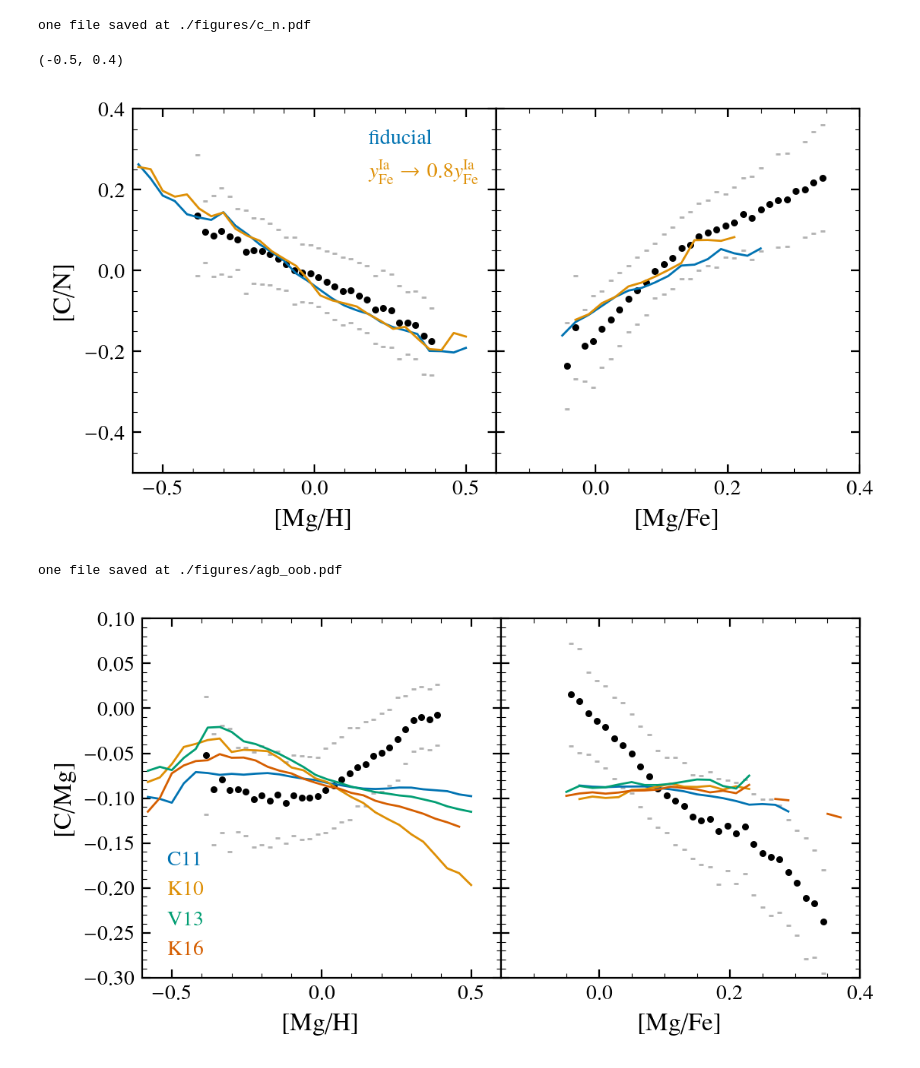
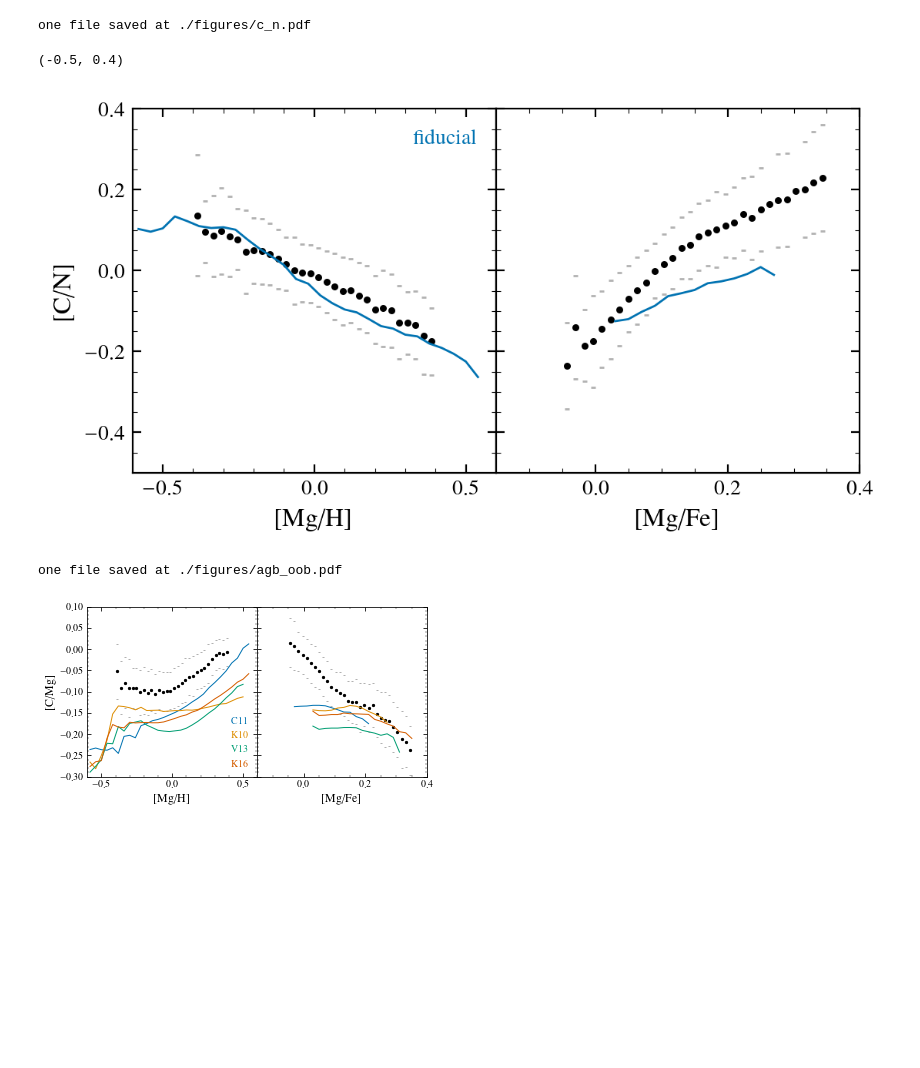
Before and after one commit to aeyobd/surp, a Jupyter notebook: carbon_paper/new_mods.ipynb, the cells around one changed output. Saved outputs shown, nothing was run; the diff lists cells and outputs as text; code cells hidden in the pictures; blank space fills up the shorter version.

```diff
--- a/carbon_paper/new_mods.ipynb
+++ b/carbon_paper/new_mods.ipynb
@@ -159,22 +159,22 @@ one file saved at ./figures/nitrogen.pdf
 # %%
-names = ["C11_f0.2_eta1_beta0.001", "C11_f0.2_eta1_beta0.001_Fe0.8"]
-labels = ["fiducial", r"$y_{\rm Fe}^{\rm Ia} \rightarrow 0.8y_{\rm Fe}^{\rm Ia}$"]
+names = ["C11_f0.2_eta1_beta0.001", "C11_f0.2_eta1_beta0.001_twoexp0.5"]
+labels = ["fiducial"]
 compare(names, labels, y="C_N", filename="c_n.pdf", ylabel="[C/N]",  ylim=(-0.3, 0.4))
 plt.ylim(-0.5, 0.4)
 # %% [output]
 one file saved at ./figures/c_n.pdf
 (-0.5, 0.4)
-[figure, old version]
+[figure, new version]
 # %%
-names = ["C11_f0.2_OOB_eta1_beta0",
-        "K10_f0.2_OOB_eta1_beta0",
-        "V13_f0.2_OOB_eta1_beta0",
-        "K16_f0.2_OOB_eta1_beta0"]
+names = ["C11_f0.2_OOB_eta1_beta0.001",
+        "K10_f0.2_OOB_eta1_beta0.001",
+        "V13_f0.2_OOB_eta1_beta0.001",
+        "K16_f0.2_OOB_eta1_beta0.001"]
 labels = ["C11", "K10", "V13", "K16"]
 compare(names, labels, filename="agb_oob.pdf")
 # %% [output]
 one file saved at ./figures/agb_oob.pdf
-[figure, old version]
+[figure, new version]
 # %%
 names = ["C11_f0.1_eta1_beta0.001", "C11_f0.2_eta1_beta0.001", "C11_f0.4_eta1_beta0.001"]
 
```
Also changed, not shown: parts of 11 cells of this notebook, 11 other files.
